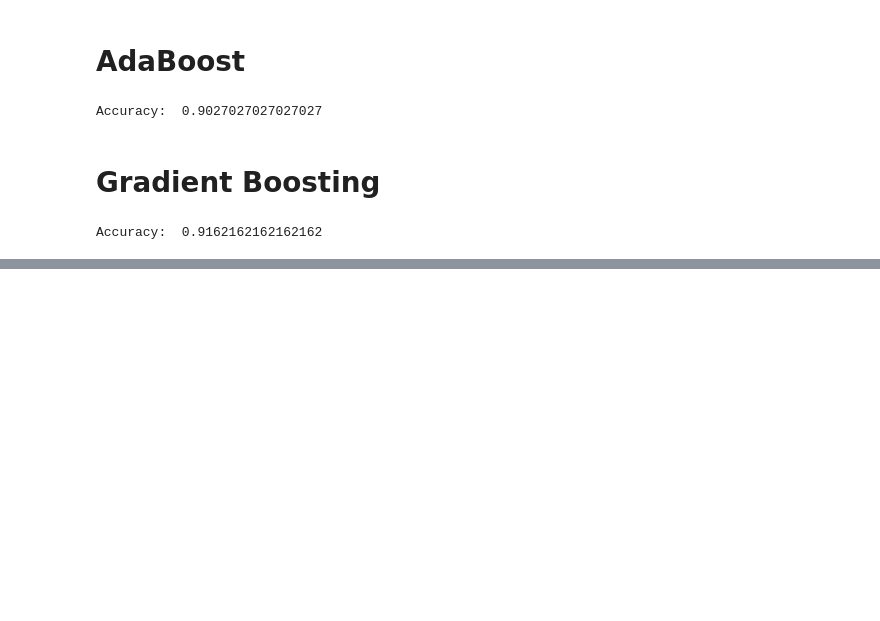
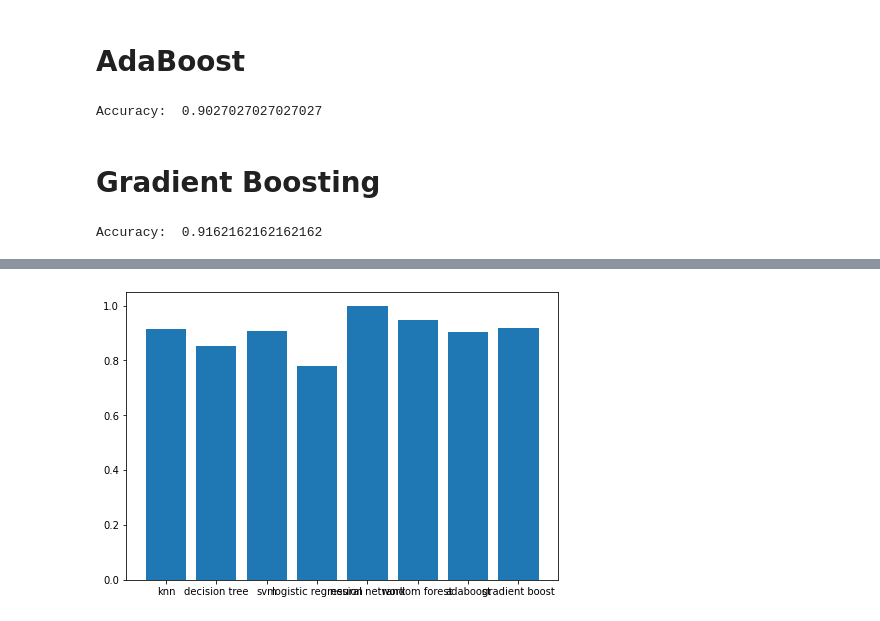
Before and after one commit to funkjo/ml-csc360-final, a Jupyter notebook: final_project/modeling.ipynb, the cells around one changed output, grey strips where cells are left out. Saved outputs shown, nothing was run; the diff lists cells and outputs as text; code cells hidden in the pictures; blank space fills up the shorter version.

Commit message:
begin model data visualization, Sachi TODO list

```diff
--- a/final_project/modeling.ipynb
+++ b/final_project/modeling.ipynb
@@ -204,6 +222,8 @@ y_pred_rfc = rfc_model.predict(X_test)
 
 rfc_test_accuracy = metrics.accuracy_score(y_test, y_pred_rfc)
 print("Accuracy: ", rfc_test_accuracy)
+
+model_accs['random forest'] = rfc_test_accuracy
 # %% [output]
 Accuracy:  0.9486486486486486
 # %% [markdown]
@@ -217,6 +237,8 @@ y_pred_ada = ada_model.predict(X_test)
 
 ada_test_accuracy = metrics.accuracy_score(y_test, y_pred_ada)
 print("Accuracy: ", ada_test_accuracy)
+
+model_accs['adaboost'] = ada_test_accuracy
 # %% [output]
 Accuracy:  0.9027027027027027
 # %% [markdown]
@@ -230,5 +252,14 @@ y_pred_gbc = gbc_model.predict(X_test)
 
 gbc_test_accuracy = metrics.accuracy_score(y_test, y_pred_gbc)
 print("Accuracy: ", gbc_test_accuracy)
+
+model_accs['gradient boost'] = gbc_test_accuracy
 # %% [output]
 Accuracy:  0.9162162162162162
+# %%
+models = []
+accs = []
+for model, accuracy in model_accs.items():
+    print(model, ': ', accuracy)
+    models.append(model)
+    accs.append(accuracy)
@@ -234,0 +275,7 @@ Accuracy:  0.9162162162162162
+# %%
+fig = plt.figure()
+ax = fig.add_axes([0,0,1,1])
+ax.bar(models, accs)
+plt.show()
+# %% [output]
+[figure, added]
```
Also changed, not shown: parts of 8 cells of this notebook.
